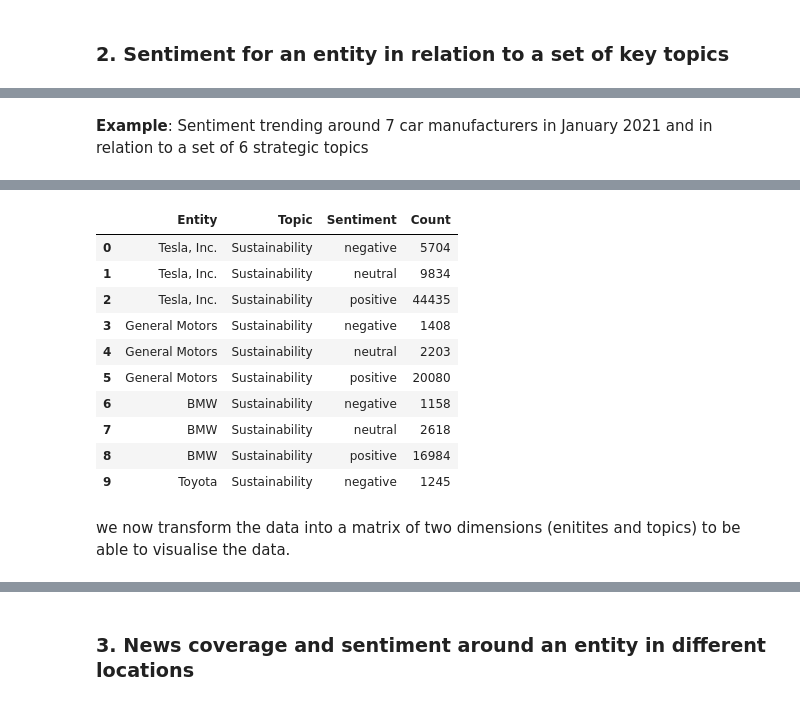
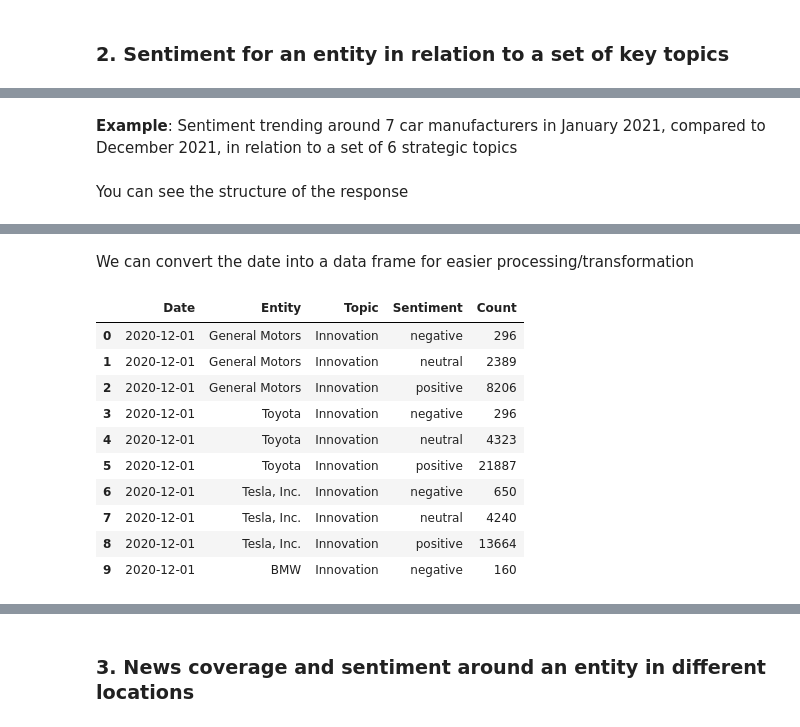
Before and after one commit to signal-ai/signal-api-tools, a Jupyter notebook: notebooks/trends_tutorial.ipynb, the cells around one changed output, grey strips where cells are left out. Drawn from its saved outputs; the diff is of its cells as text; code cells hidden in the pictures.

```diff
--- a/notebooks/trends_tutorial.ipynb
+++ b/notebooks/trends_tutorial.ipynb
@@ -177,5 +177,5 @@ _ = ax1.set_title('Sentiment towards Wirecard over time')
 # %% [markdown]
-**Example**: Sentiment trending around 7 car manufacturers in January 2021 and in relation to a set of 6 strategic topics
+**Example**: Sentiment trending around 7 car manufacturers in  January 2021, compared to December 2021, in relation to a set of 6 strategic topics
 # %%
 topic_ids = [
     "fc31abf2-7b11-4ed5-a7d2-35266057c0dd",
@@ -199,7 +199,7 @@ entity_ids = [
 query = {
     "where": {
         "published-at": {
-            "gte": "2021-01-01",
+            "gte": "2020-12-01",
             "lt": "2021-02-01"
         },
         "topics": {
@@ -212,11 +212,13 @@ query = {
     "aggregations": {
         # Group by topic, entity and sentiment
         "group-by": [
+            "published-at",
             "topic",
             "entity",
             "entity.sentiment"
         ],
         "options": {
+            "published-at": { "interval": "month" },
             "topic": { "include": topic_ids },
             "entity": { "include": entity_ids }
         },
@@ -225,32 +227,35 @@ query = {
 }
 
 car_manufacturers_result = request(json=query).json()
+# %% [markdown]
+You can see the structure of the response
 # %%
 JSON(car_manufacturers_result)
 # %% [output]
 [interactive output not drawn]
+# %% [markdown]
+We can convert the date into a data frame for easier processing/transformation
 # %%
 df = json_normalize(car_manufacturers_result, 'aggregations')
 
-df = df.rename(columns={'entity.sentiment': 'Sentiment',
+df = df.rename(columns={'published-at': 'Date',
+                        'entity.sentiment': 'Sentiment',
                         'document-count': 'Count',
                         'topic.name': 'Topic',
                         'entity.name': 'Entity'})
 
-df = df.reindex(columns=[ 'Entity', 'Topic', 'Sentiment', 'Count'])
+df = df.reindex(columns=[ 'Date', 'Entity', 'Topic', 'Sentiment', 'Count'])
 df.style.set_caption('Sentiment breakdown by car manufacturer and topic')
 df.head(10)
 # %% [output]
-|  | Entity | Topic | Sentiment | Count |
-| 0 | Tesla, Inc. | Sustainability | negative | 5704 |
-| 1 | Tesla, Inc. | Sustainability | neutral | 9834 |
-| 2 | Tesla, Inc. | Sustainability | positive | 44435 |
-| 3 | General Motors | Sustainability | negative | 1408 |
-| 4 | General Motors | Sustainability | neutral | 2203 |
-| 5 | General Motors | Sustainability | positive | 20080 |
-| 6 | BMW | Sustainability | negative | 1158 |
-| 7 | BMW | Sustainability | neutral | 2618 |
-| 8 | BMW | Sustainability | positive | 16984 |
-| 9 | Toyota | Sustainability | negative | 1245 |
+|  | Date | Entity | Topic | Sentiment | Count |
+| 0 | 2020-12-01 | General Motors | Innovation | negative | 296 |
+| 1 | 2020-12-01 | General Motors | Innovation | neutral | 2389 |
+| 2 | 2020-12-01 | General Motors | Innovation | positive | 8206 |
+| 3 | 2020-12-01 | Toyota | Innovation | negative | 296 |
+| 4 | 2020-12-01 | Toyota | Innovation | neutral | 4323 |
+| 5 | 2020-12-01 | Toyota | Innovation | positive | 21887 |
+| 6 | 2020-12-01 | Tesla, Inc. | Innovation | negative | 650 |
+| 7 | 2020-12-01 | Tesla, Inc. | Innovation | neutral | 4240 |
+| 8 | 2020-12-01 | Tesla, Inc. | Innovation | positive | 13664 |
+| 9 | 2020-12-01 | BMW | Innovation | negative | 160 |
-# %% [markdown]
-we now transform the data into a matrix of two dimensions (enitites and topics) to be able to visualise the data.
```
Also changed, not shown: parts of 12 cells of this notebook.
